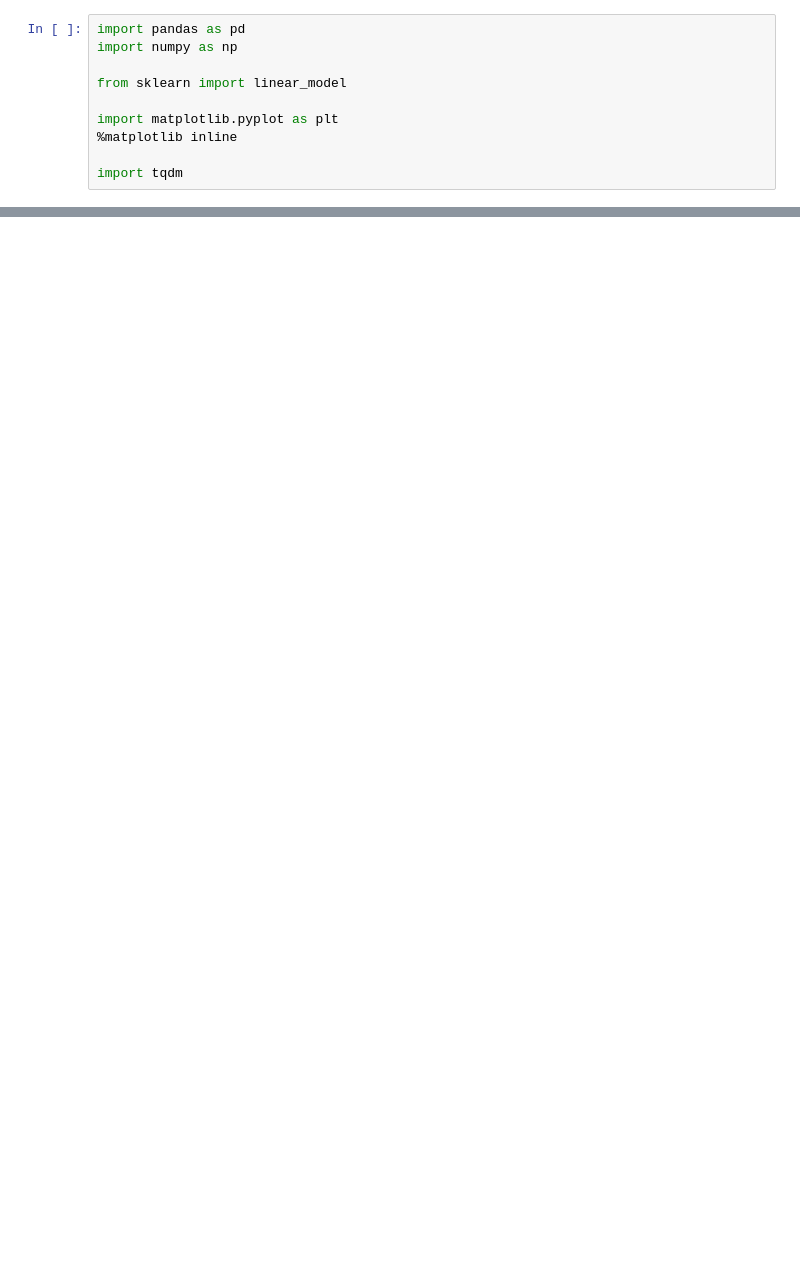
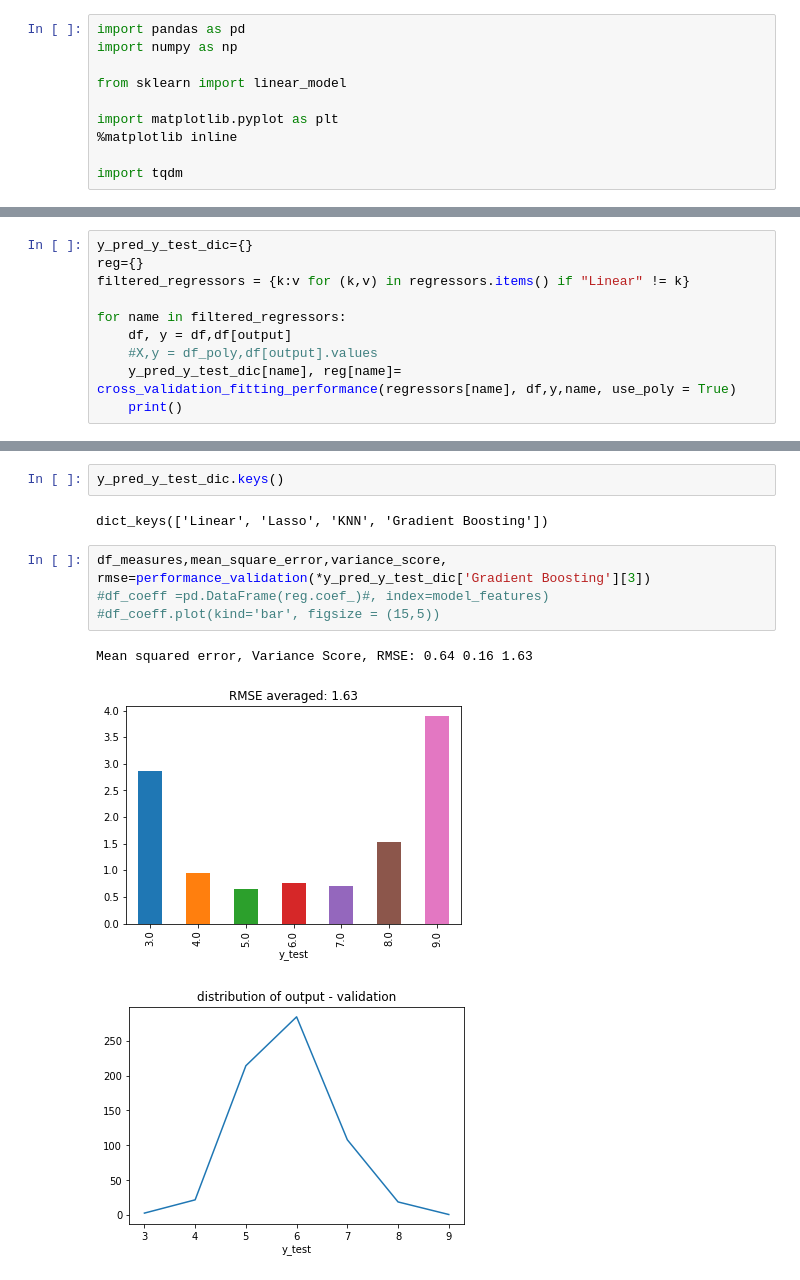
Before and after one commit to nocedan/cognitivo_teste, a Jupyter notebook: wine_quality_modelling.ipynb, the cells around one changed output, grey strips where cells are left out. Drawn from its saved outputs; the diff is of its cells as text; blank space fills up the shorter version.

```diff
--- a/wine_quality_modelling.ipynb
+++ b/wine_quality_modelling.ipynb
@@ -76,0 +232,10 @@ Variance score: 0.30
+# %%
+y_pred_y_test_dic={}
+reg={}
+filtered_regressors = {k:v for (k,v) in regressors.items() if "Linear" != k}
+
+for name in filtered_regressors:
+    df, y = df,df[output]
+    #X,y = df_poly,df[output].values
+    y_pred_y_test_dic[name], reg[name]= cross_validation_fitting_performance(regressors[name], df,y,name, use_poly = True)
+    print()
@@ -76,0 +260,12 @@ Variance score: 0.30
+# %%
+y_pred_y_test_dic.keys()
+# %% [output]
+dict_keys(['Linear', 'Lasso', 'KNN', 'Gradient Boosting'])
+# %%
+df_measures,mean_square_error,variance_score, rmse=performance_validation(*y_pred_y_test_dic['Gradient Boosting'][3])
+#df_coeff =pd.DataFrame(reg.coef_)#, index=model_features)
+#df_coeff.plot(kind='bar', figsize = (15,5))
+# %% [output]
+Mean squared error, Variance Score, RMSE: 0.64 0.16 1.63
+[figure, added]
+[figure, added]
```
Also changed, not shown: parts of 25 cells of this notebook.
